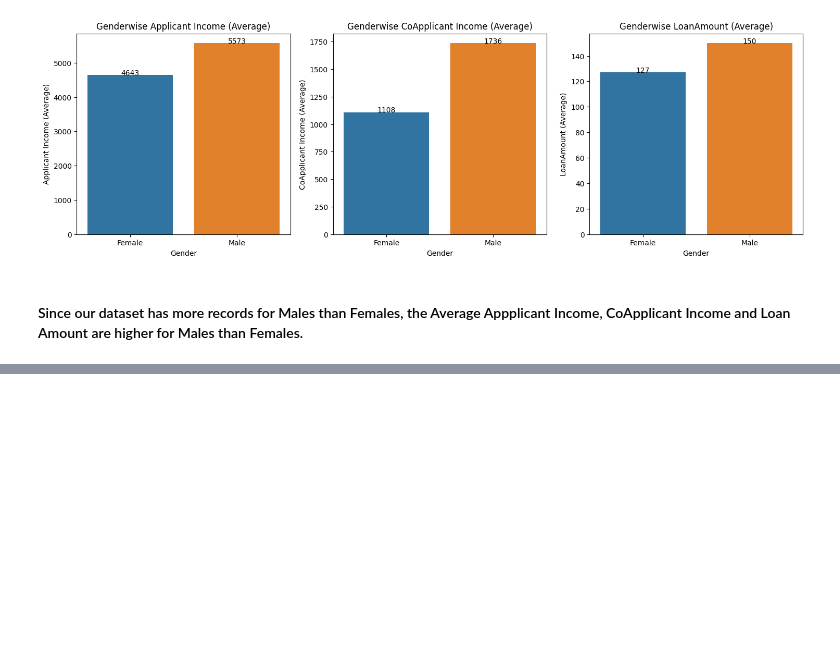
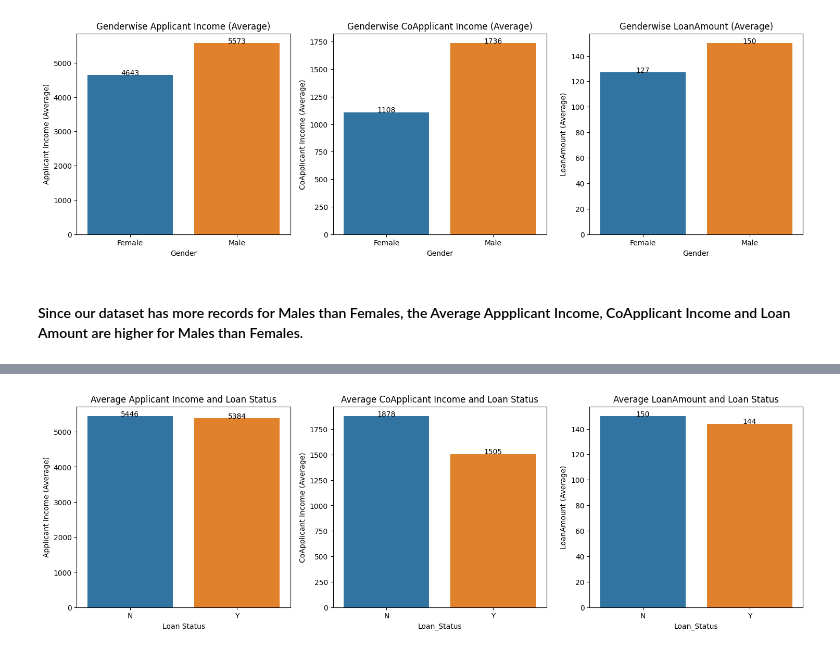
Before and after one commit to Akshay-Paunikar/Loan_Prediction_ML, a Jupyter notebook: project/notebook/Loan_Prediction.ipynb, the cells around one changed output, grey strips where cells are left out. Cells and saved outputs as stored; diff of their text form; code cells hidden in the pictures; blank space fills up the shorter version.

```diff
--- a/project/notebook/Loan_Prediction.ipynb
+++ b/project/notebook/Loan_Prediction.ipynb
@@ -1037,0 +1178,84 @@ plt.show()
+# %%
+fig = plt.figure(figsize=(18, 5))
+# function to add value labels
+plt.subplot2grid((1,3), (0,0))
+def addlabels(x,y):
+    for i in range(len(x)):
+        plt.text(i, y[i], y[i], ha = 'center')
+
+if __name__ == '__main__':
+
+    # creating data on which bar chart will be plot
+    x = LoanStatusApplicantIncome['Loan_Status'].values
+    y = LoanStatusApplicantIncome['ApplicantIncome'].values.astype('int')
+
+    # setting figure size by using figure() function
+    # plt.figure(figsize = (6, 5))
+
+    # making the bar chart on the data
+    sns.barplot(x=x, y=y)
+
+    # calling the function to add value labels
+    addlabels(x, y)
+
+    # giving title to the plot
+    plt.title("Average Applicant Income and Loan Status")
+
+    # giving X and Y labels
+    plt.xlabel("Loan Status")
+    plt.ylabel("Applicant Income (Average)")
+
+plt.subplot2grid((1,3), (0,1))
+
+def addlabels(x,y):
+    for i in range(len(x)):
+        plt.text(i, y[i], y[i], ha = 'center')
+
+if __name__ == '__main__':
+
+    # creating data on which bar chart will be plot
+    x = LoanStatusCoapplicantIncome['Loan_Status'].values
+    y = LoanStatusCoapplicantIncome['CoapplicantIncome'].values.astype('int')
+
+    # making the bar chart on the data
+    sns.barplot(x=x, y=y)
+
+    # calling the function to add value labels
+    addlabels(x, y)
+
+    # giving title to the plot
+    plt.title("Average CoApplicant Income and Loan Status")
+
+    # giving X and Y labels
+    plt.xlabel("Loan_Status")
+    plt.ylabel("CoApplicant Income (Average)")
+
+plt.subplot2grid((1,3), (0,2))
+
+def addlabels(x,y):
+    for i in range(len(x)):
+        plt.text(i, y[i], y[i], ha = 'center')
+
+if __name__ == '__main__':
+
+    # creating data on which bar chart will be plot
+    x = LoanStatusLoanAmount['Loan_Status'].values
+    y = LoanStatusLoanAmount['LoanAmount'].values.astype('int')
+
+    # making the bar chart on the data
+    sns.barplot(x=x, y=y)
+
+    # calling the function to add value labels
+    addlabels(x, y)
+
+    # giving title to the plot
+    plt.title("Average LoanAmount and Loan Status")
+
+    # giving X and Y labels
+    plt.xlabel("Loan_Status")
+    plt.ylabel("LoanAmount (Average)")
+
+# visualizing the plot
+plt.show()
+# %% [output]
+[figure, added]
```
Also changed, not shown: parts of 12 cells of this notebook.
